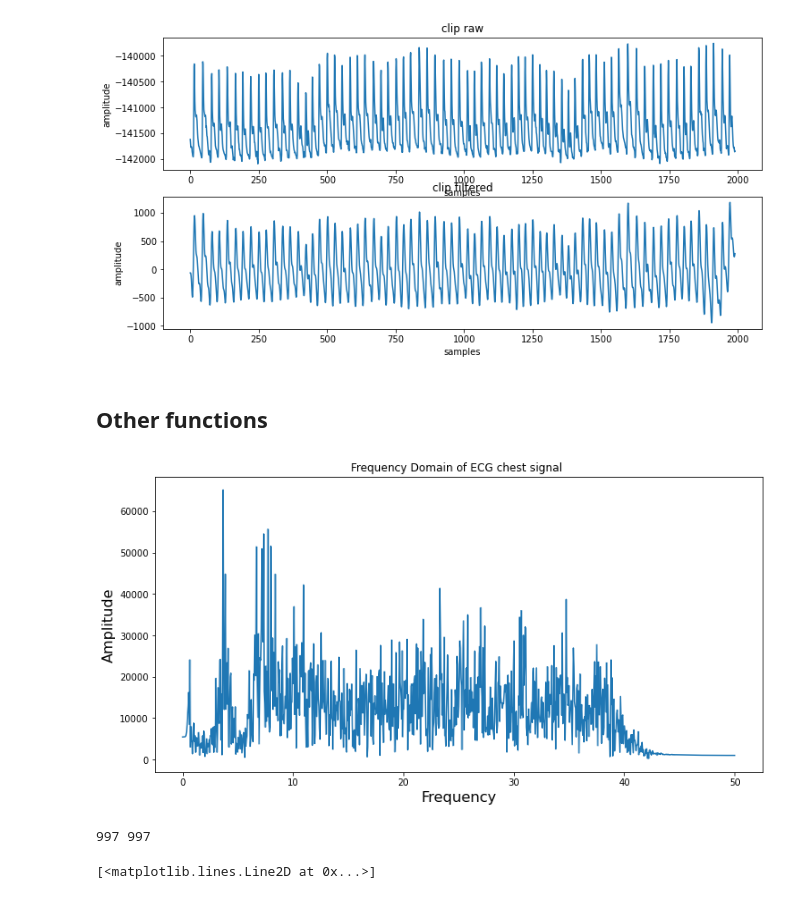
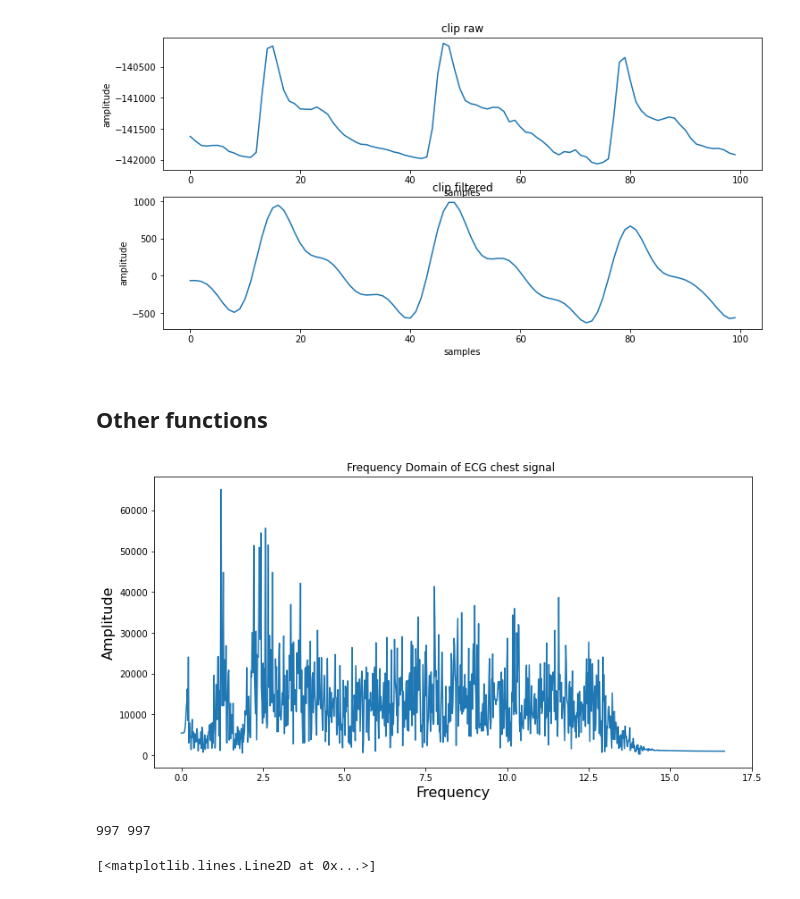
Before and after one commit to emilnuutinen/capstone, a Jupyter notebook: notebooks/Functions_and_examples2.ipynb, the cells around one changed output. Drawn from its saved outputs; the diff is of its cells as text; code cells hidden in the pictures.

Commit message:
test data

```diff
--- a/notebooks/Functions_and_examples2.ipynb
+++ b/notebooks/Functions_and_examples2.ipynb
@@ -11,10 +11,10 @@ from sklearn import preprocessing
 #import data
 
 #df_nov_10 = pd.read_csv("capstone/data/raw/sensor_data (1).csv", names = ["ecg_timestamp", "ecg", "ppg1_timestamp", "ppg1_infrared", "ppg1_red", "ppg1_green", "ppg2_timestamp", "ppg2_infrared", "ppg2_red", "ppg2_green"])
-df_ecg_rubberwrist = pd.read_csv('capstone/data/raw/2021-11-18-16-43-50.csv',names = ["ecg_timestamp", "ecg", "ppg1_timestamp", "ppg1_infrared", "ppg1_red", "ppg1_green", "ppg2_timestamp", "ppg2_infrared", "ppg2_red", "ppg2_green"] )
-df_ecg_wrist = pd.read_csv('capstone/data/raw/2021-11-18-17-04-07ECG_ONLY.csv',names = ["ecg_timestamp", "ecg", "ppg1_timestamp", "ppg1_infrared", "ppg1_red", "ppg1_green", "ppg2_timestamp", "ppg2_infrared", "ppg2_red", "ppg2_green"] )
-df_ppg_rubberright = pd.read_csv('capstone/data/raw/2021-11-18-17-16-13PPG_ONLY.csv',names = ["ecg_timestamp", "ecg", "ppg1_timestamp", "ppg1_infrared", "ppg1_red", "ppg1_green", "ppg2_timestamp", "ppg2_infrared", "ppg2_red", "ppg2_green"] )
-df_ppg_clip = pd.read_csv('capstone/data/raw/2021-11-18-17-45-10PPG_ONLY_CLIP.csv',names = ["ecg_timestamp", "ecg", "ppg1_timestamp", "ppg1_infrared", "ppg1_red", "ppg1_green", "ppg2_timestamp", "ppg2_infrared", "ppg2_red", "ppg2_green"] )
+df_ecg_rubberwrist = pd.read_csv('../data/raw/2021-11-18-16-43-50.csv',names = ["ecg_timestamp", "ecg", "ppg1_timestamp", "ppg1_infrared", "ppg1_red", "ppg1_green", "ppg2_timestamp", "ppg2_infrared", "ppg2_red", "ppg2_green"] )
+df_ecg_wrist = pd.read_csv('../data/raw/2021-11-18-17-04-07ECG_ONLY.csv',names = ["ecg_timestamp", "ecg", "ppg1_timestamp", "ppg1_infrared", "ppg1_red", "ppg1_green", "ppg2_timestamp", "ppg2_infrared", "ppg2_red", "ppg2_green"] )
+df_ppg_rubberright = pd.read_csv('../data/raw/2021-11-18-17-16-13PPG_ONLY.csv',names = ["ecg_timestamp", "ecg", "ppg1_timestamp", "ppg1_infrared", "ppg1_red", "ppg1_green", "ppg2_timestamp", "ppg2_infrared", "ppg2_red", "ppg2_green"] )
+df_ppg_clip = pd.read_csv('../data/raw/2021-11-18-17-45-10PPG_ONLY_CLIP.csv',names = ["ecg_timestamp", "ecg", "ppg1_timestamp", "ppg1_infrared", "ppg1_red", "ppg1_green", "ppg2_timestamp", "ppg2_infrared", "ppg2_red", "ppg2_green"] )
 # %%
 #butterworth filter & filtering
 def butter_filtering(sig,fs,fc,order,btype):
@@ -109,13 +102,13 @@ plotting(ppg2_rubber, ppg2_rubber_f, 'ppg2 rubber')
 # %%
-plotting(ppg1_clip, ppg1_clip_f, 'clip')
+plotting(ppg1_clip[:100], ppg1_clip_f[:100], 'clip')
 # %% [output]
-[figure, old version]
+[figure, new version]
 # %% [markdown]
 ## Other functions
 # %%
 # FFT - Fourier transform
 
-fs = 100
+fs = 100/3
 x_freq=np.fft.rfftfreq(len(ecg_chest_f),d = 1.0/fs) #frequency components in the signal
 y_amp=np.abs(np.fft.rfft(ecg_chest_f,axis=0)) #amplitude of each frequency component
 
@@ -128,7 +121,7 @@ plt.plot(x_freq,y_amp)
 plt.show()
 print (len(x_freq),len(y_amp))
 # %% [output]
-[figure, old version]
+[figure, new version]
 997 997
 # %%
 #PSD - power spectral density
```
Also changed, not shown: parts of 7 cells of this notebook, 2 other files.
